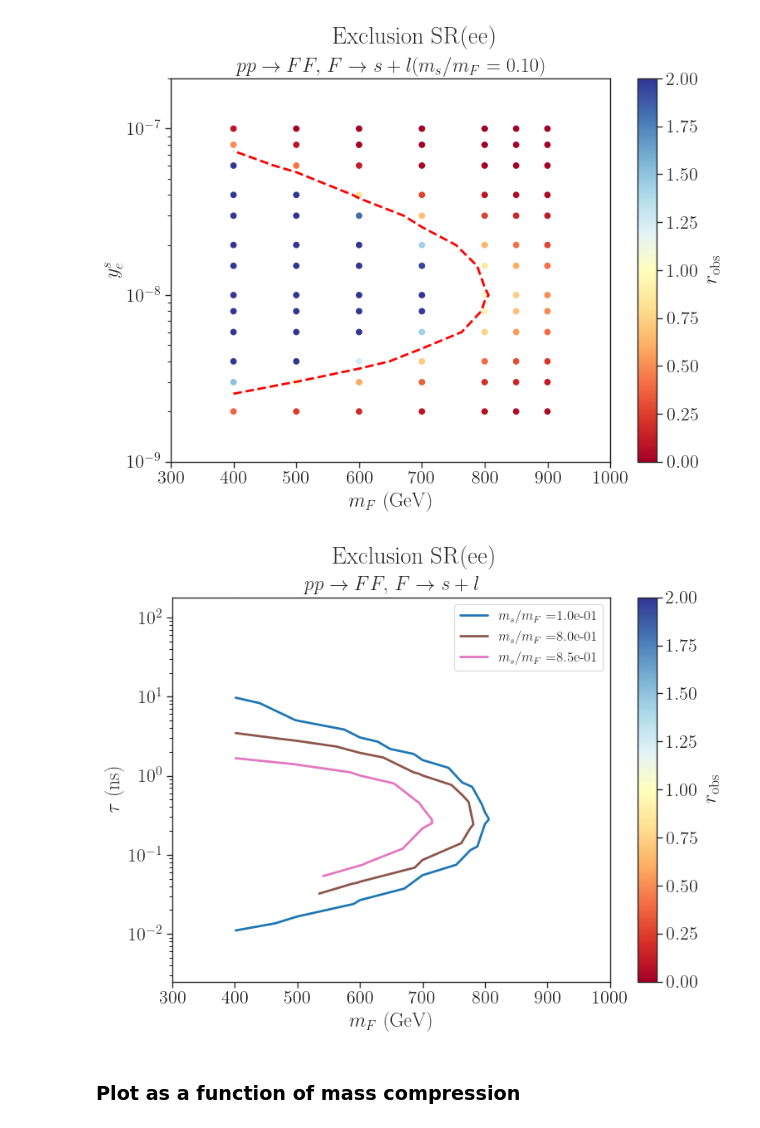
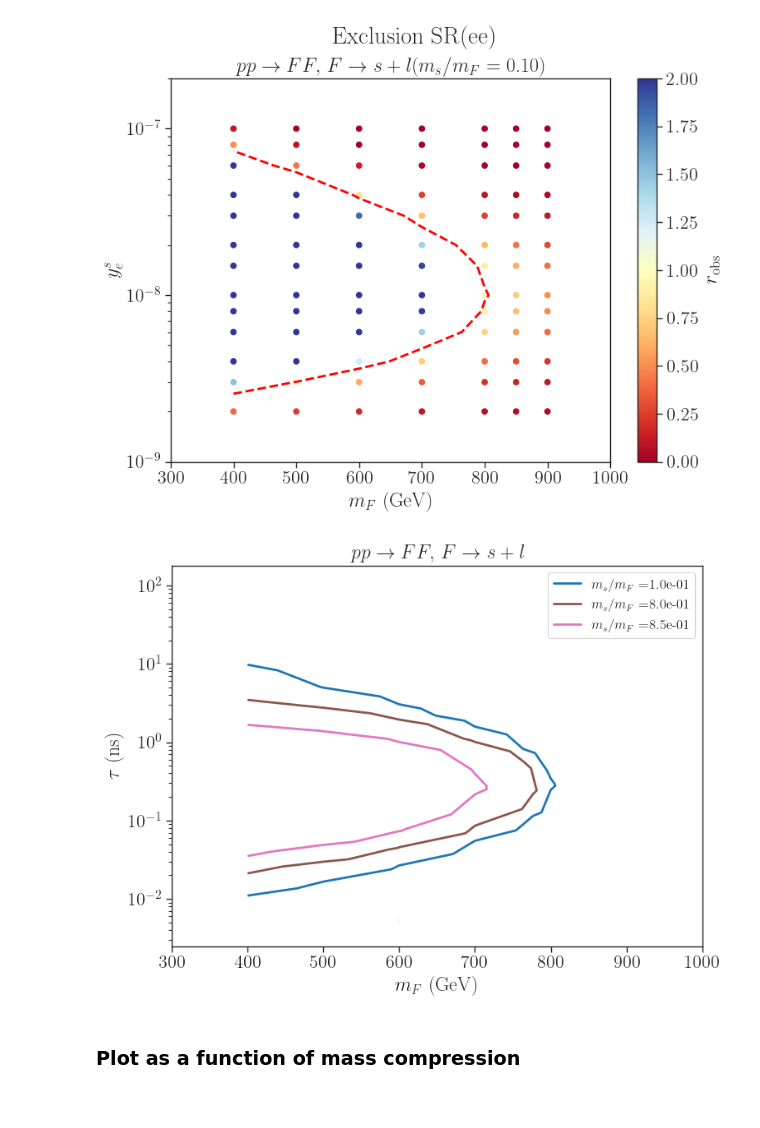
Before and after one commit to andlessa/LowTRHFIMP, a Jupyter notebook: ATLAS-SUSY-2018-14_displacedLeptons/plotEffs_HeHe.ipynb, the cells around one changed output. Drawn from its saved outputs; the diff is of its cells as text; code cells hidden in the pictures.

Commit message:
Updated plots

```diff
--- a/ATLAS-SUSY-2018-14_displacedLeptons/plotEffs_HeHe.ipynb
+++ b/ATLAS-SUSY-2018-14_displacedLeptons/plotEffs_HeHe.ipynb
@@ -242,36 +242,35 @@ for i, xDM in enumerate(xDM_values):
     # vals = Rg.compressed()
     # if vals.size > 0 and vals.min() <= 1.0 <= vals.max():
     #     cont_r1 = ax.contour(
     #         Xg,
     #         Yg,
     #         Rg,
     #         levels=[1.0],
     #         colors=[color],
     #         linewidths=2.0,
     #         linestyles='--',
     #         zorder=3
     #         )
     recast_proxy = Line2D([0], [0], color=color, linestyle='-',
                           linewidth=2.0, label=r'$m_{s}/m_{F} = $' + f'{xDM:1.1e}')
     recast_handles.append(recast_proxy)
 
 ax.set_yscale('log')
 ax.set_ylabel(r'$\tau$ (ns)')
 ax.set_xlabel(r'$m_{F}$ (GeV)')
-fig.colorbar(im, ax=ax, label=r'$r_{\rm obs}$')
+# fig.colorbar(im, ax=ax, label=r'$r_{\rm obs}$')
 
 ax.set_title(title)
 ax.set_xlim(300.,1000.)
 # ax.set_ylim(1e-9,1e-6)
 
 # Use proxy artists so contour styles/colors appear correctly in the legend
 ax.legend(handles=recast_handles,fontsize=12,loc='upper right')
 
 plt.tight_layout()
-plt.suptitle('Exclusion SR(ee)', y=1.02)
 plt.show()
 # %% [output]
-[figure, old version]
+[figure, new version]
 # %% [markdown]
 ### Plot as a function of mass compression
 # %%
```
Also changed, not shown: parts of 2 cells of this notebook, 1 other file.
